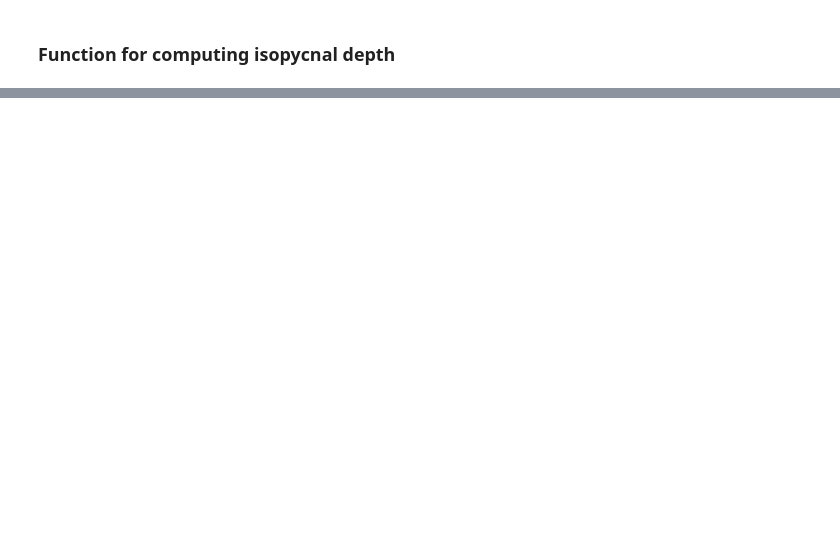
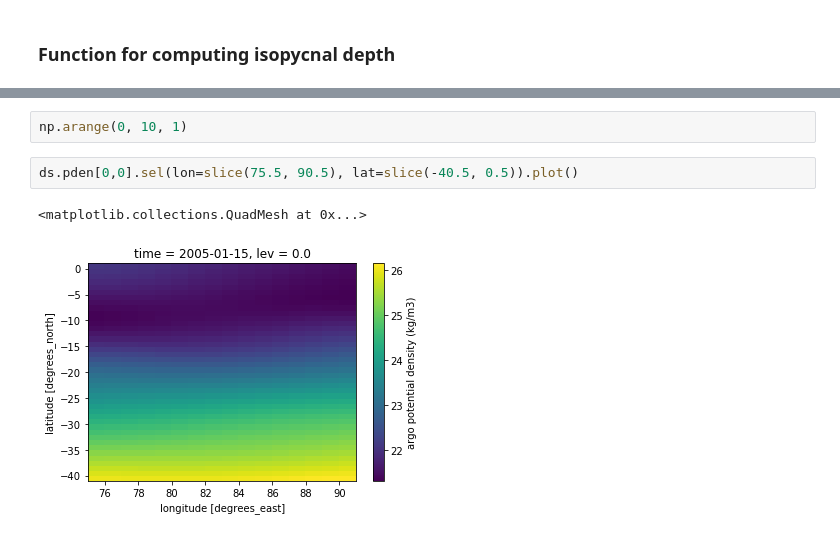
Before and after one commit to oceanhackweek/DataAccess, a Jupyter notebook: argo_iso_test.ipynb, the cells around one changed output, grey strips where cells are left out. Drawn from its saved outputs; the diff is of its cells as text; blank space fills up the shorter version.

```diff
--- a/argo_iso_test.ipynb
+++ b/argo_iso_test.ipynb
@@ -58,0 +104,7 @@ def compute_iso(pden, iso, z):
+# %%
+np.arange(0, 10, 1)
+# %%
+ds.pden[0,0].sel(lon=slice(75.5, 90.5), lat=slice(-40.5, 0.5)).plot()
+# %% [output]
+<matplotlib.collections.QuadMesh at 0x...>
+[figure, added]
```
Also changed, not shown: parts of 13 cells of this notebook.
